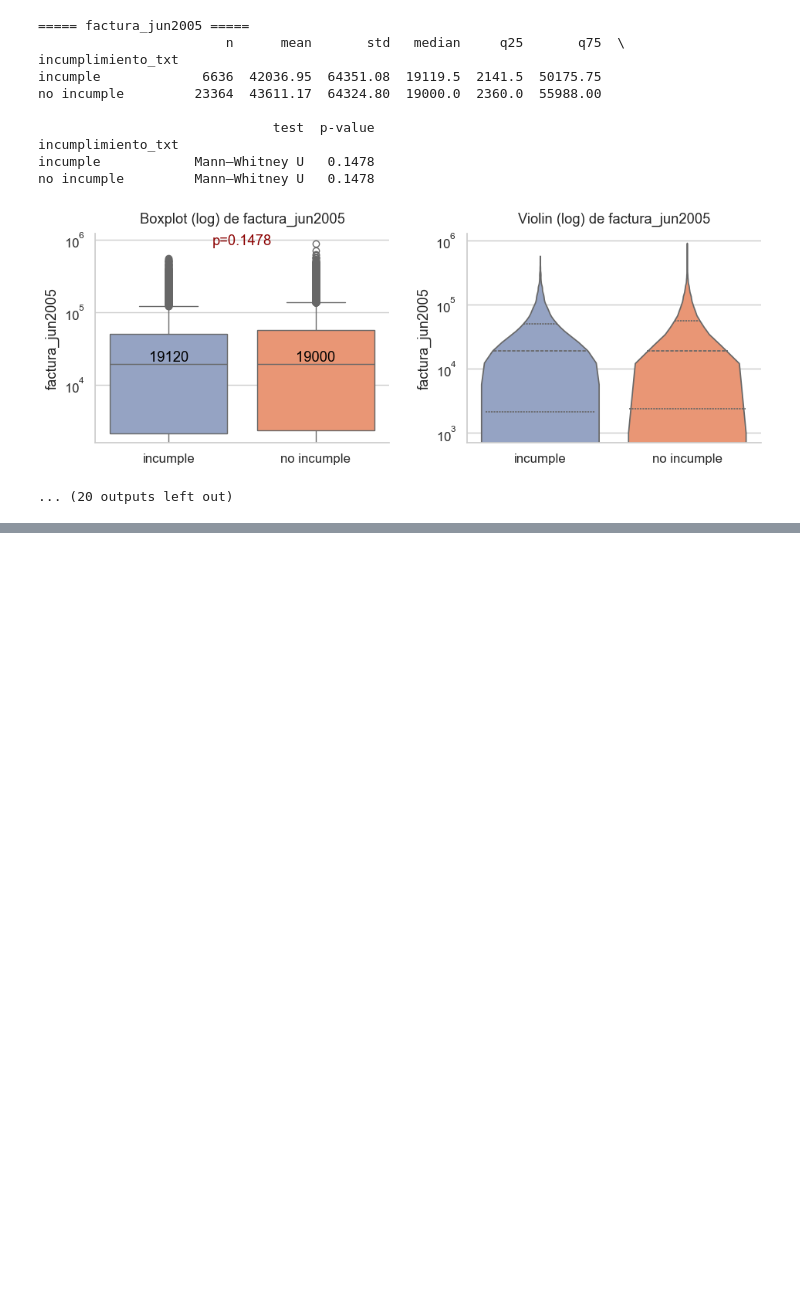
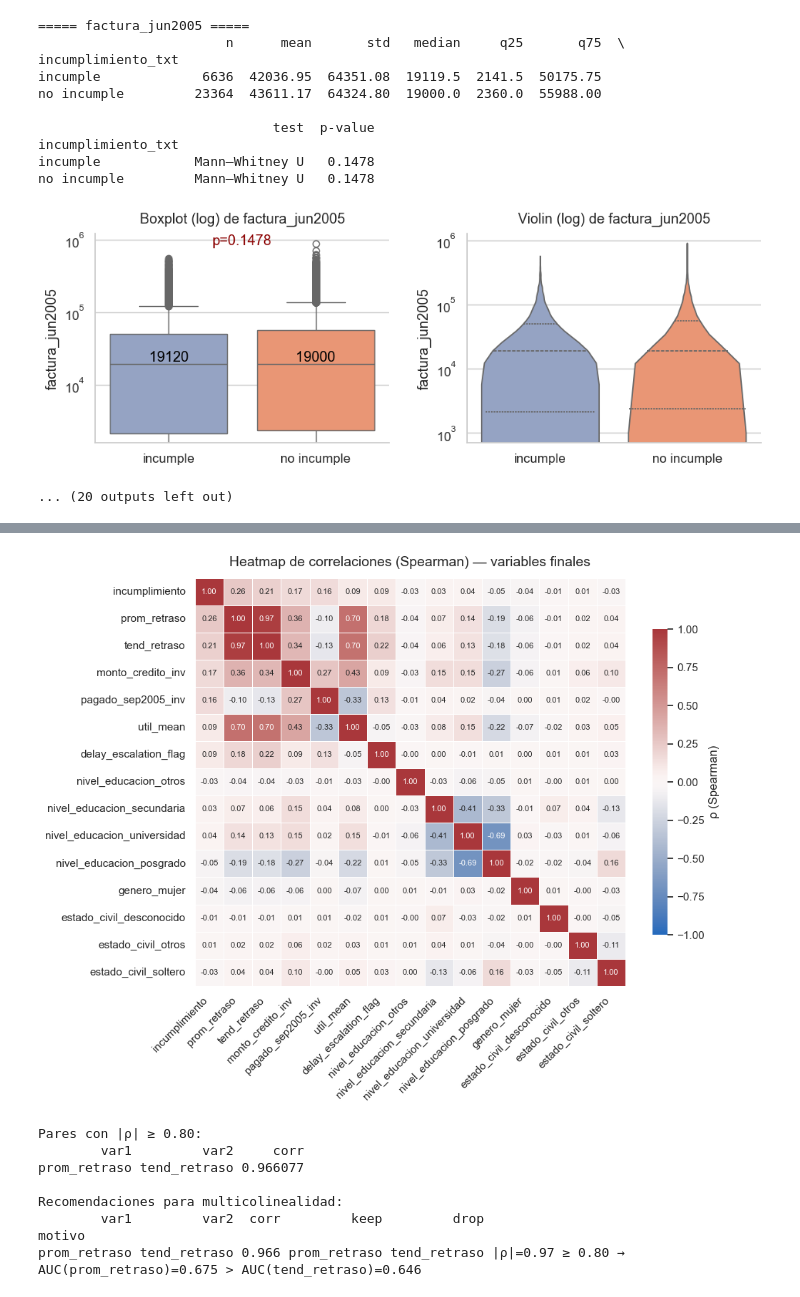
Before and after one commit to sgurdian/ml_default_credit_card_clients, a Jupyter notebook: notebooks/ml_project_DCCC.ipynb, the cells around one changed output, grey strips where cells are left out. Saved outputs shown, nothing was run; the diff lists cells and outputs as text; code cells hidden in the pictures; blank space fills up the shorter version.

```diff
--- a/notebooks/ml_project_DCCC.ipynb
+++ b/notebooks/ml_project_DCCC.ipynb
@@ -1288,0 +1333,75 @@ age_band_31_40                   0.483
+# %%
+# --- 1) Partir de tu df_final ya preparado ---
+df = df_final.copy()
+
+# --- 2) Seleccionar variables numéricas (excluyendo ID y target) ---
+num_cols = df.select_dtypes(include='number').columns.drop(['cliente_id'])
+
+# --- 3) Calcular matriz de correlación Spearman ---
+corr = df[num_cols].corr(method='spearman')
+
+# --- 4) Visualizar todo el heatmap sin máscara ---
+sns.set_theme(style="whitegrid", palette="pastel", font_scale=1.0)
+plt.rcParams.update({
+    'axes.spines.top':    False,
+    'axes.spines.right':  False,
+    'figure.dpi':         100
+})
+fig, ax = plt.subplots(figsize=(10, 8))
+sns.heatmap(
+    corr, cmap='vlag', center=0, vmin=-1, vmax=1,
+    annot=True, fmt=".2f", annot_kws={"size":8},
+    linewidths=0.5, cbar_kws={"shrink":0.75, "label":"ρ (Spearman)"}
+)
+ax.set_xticklabels(ax.get_xticklabels(), rotation=45, ha='right')
+ax.set_yticklabels(ax.get_yticklabels(), rotation=0)
+ax.set_title("Heatmap de correlaciones (Spearman) — variables finales", fontsize=14, pad=12)
+plt.tight_layout()
+plt.show()
+
+# --- 5) Extraer pares con alta correlación (|ρ| ≥ 0.8) ---
+mask = np.triu(np.ones_like(corr, dtype=bool), k=1)
+high_corr = (
+    corr.where(mask)
+        .stack()
+        .reset_index()
+        .rename(columns={'level_0':'var1', 'level_1':'var2', 0:'corr'})
+)
+high_corr = high_corr[high_corr['corr'].abs() >= 0.8]
+print("\nPares con |ρ| ≥ 0.80:")
+print(high_corr.to_string(index=False))
+
+# --- 6) Calcular AUC univariante para cada variable ---
+auc_dict = {feat: roc_auc_score(df['incumplimiento'], df[feat]) for feat in num_cols}
+
+# --- 7) Elaborar recomendaciones basadas en AUC ---
+recs = []
+for _, row in high_corr.iterrows():
+    v1, v2, c = row['var1'], row['var2'], row['corr']
+    auc1, auc2 = auc_dict[v1], auc_dict[v2]
+    # conservar la que tenga mayor AUC
+    if auc1 >= auc2:
+        keep, drop = v1, v2
+    else:
+        keep, drop = v2, v1
+    motivo = (
+        f"|ρ|={abs(c):.2f} ≥ 0.80 → "
+        f"AUC({keep})={auc_dict[keep]:.3f} > AUC({drop})={auc_dict[drop]:.3f}"
+    )
+    recs.append({
+        'var1': v1, 'var2': v2, 'corr': round(c,3),
+        'keep': keep, 'drop': drop, 'motivo': motivo
+    })
+
+recommendations_df = pd.DataFrame(recs)
+print("\nRecomendaciones para multicolinealidad:")
+print(recommendations_df.to_string(index=False))
+# %% [output]
+[figure, added]
+Pares con |ρ| ≥ 0.80:
+        var1         var2     corr
+prom_retraso tend_retraso 0.966077
+
+Recomendaciones para multicolinealidad:
+        var1         var2  corr         keep         drop                                                              motivo
+prom_retraso tend_retraso 0.966 prom_retraso tend_retraso |ρ|=0.97 ≥ 0.80 → AUC(prom_retraso)=0.675 > AUC(tend_retraso)=0.646
```
Also changed, not shown: parts of 14 cells of this notebook, 1 other file.
